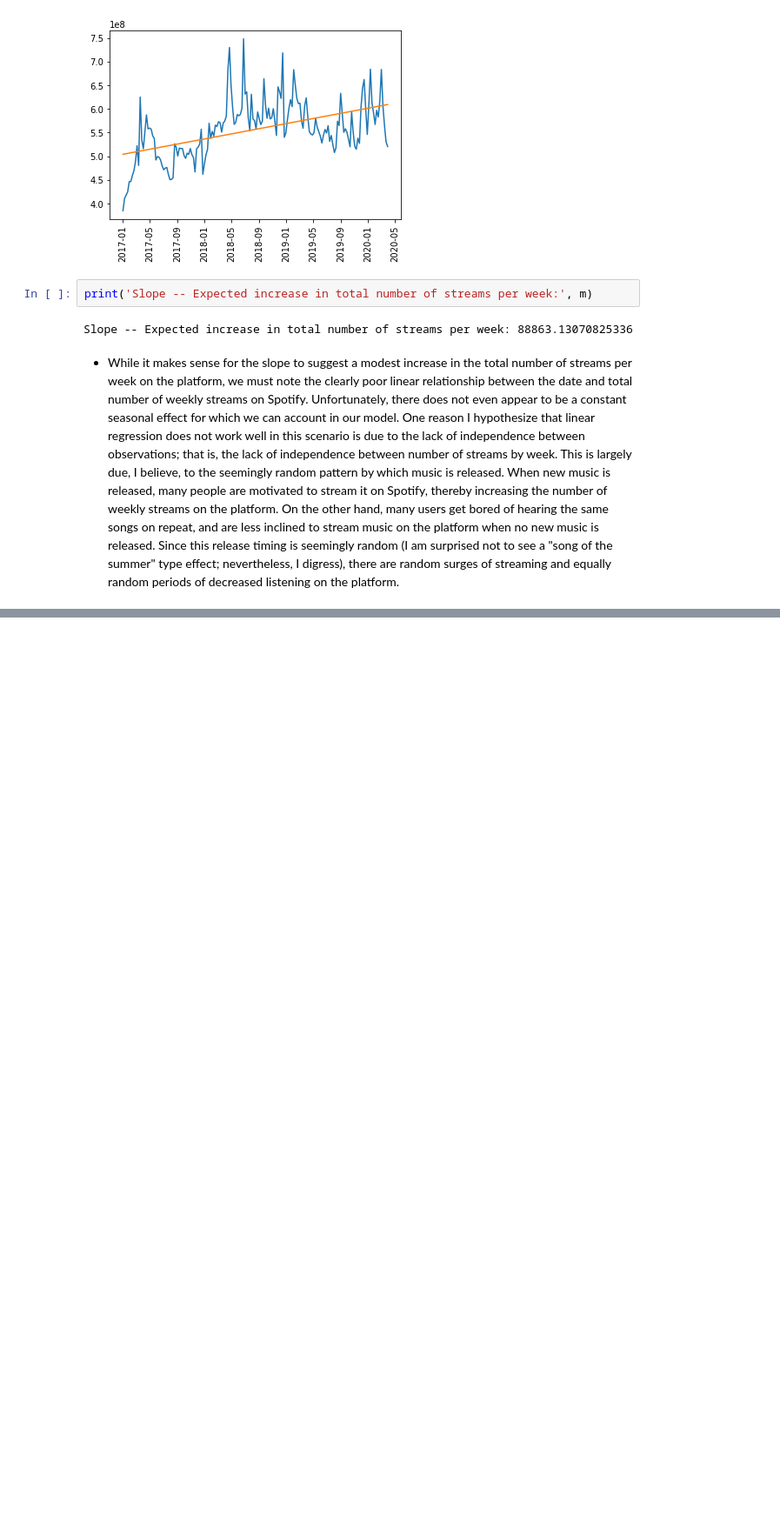
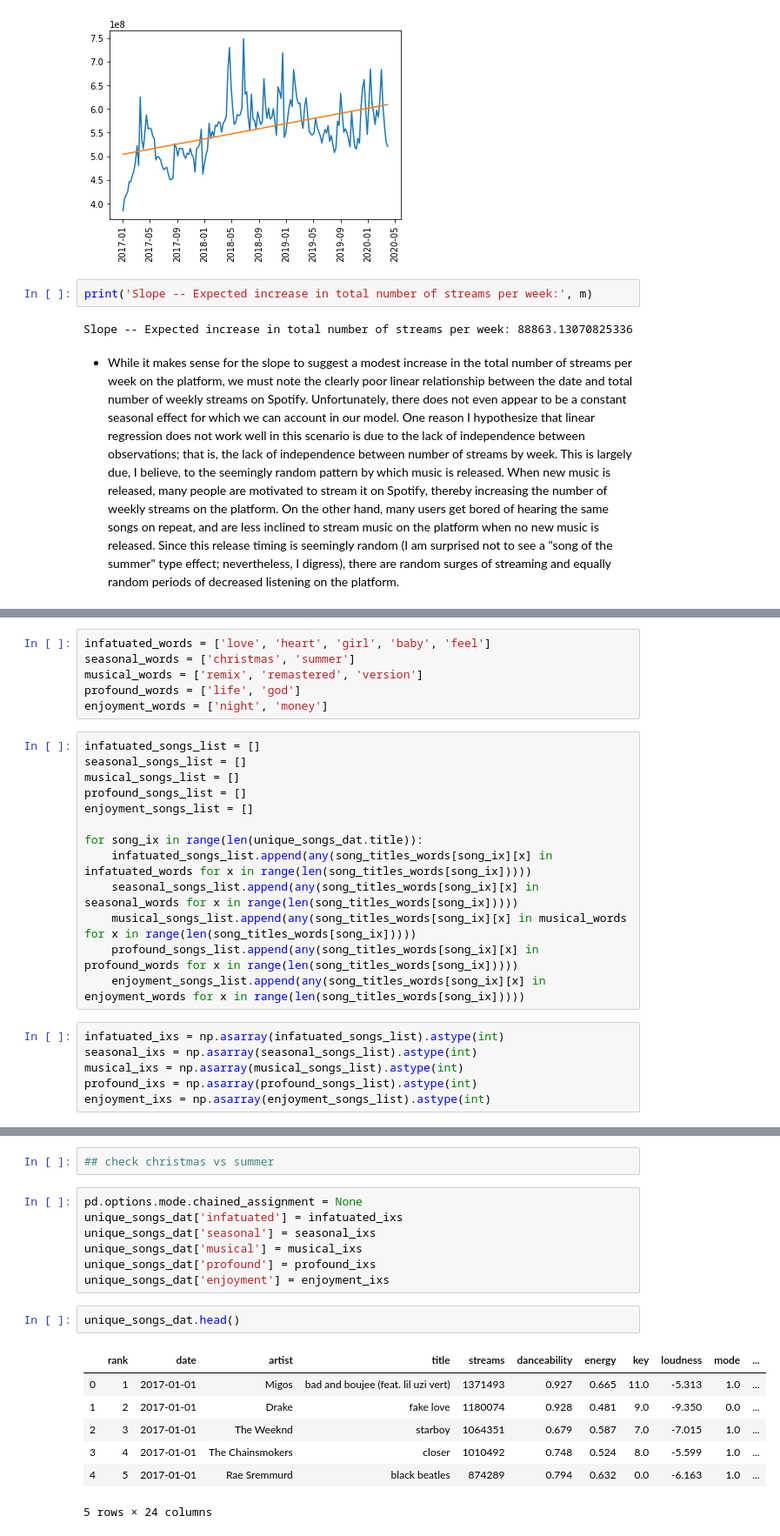
Before and after one commit to chriscc447/info2950_final, a Jupyter notebook: will-2950-final.ipynb, the cells around one changed output, grey strips where cells are left out. Shown at 87% size. Drawn from its saved outputs; the diff is of its cells as text; blank space fills up the shorter version.

```diff
--- a/will-2950-final.ipynb
+++ b/will-2950-final.ipynb
@@ -599,0 +632,25 @@ Slope -- Expected increase in total number of streams per week: 88863.1307082533
+# %%
+infatuated_words = ['love', 'heart', 'girl', 'baby', 'feel']
+seasonal_words = ['christmas', 'summer']
+musical_words = ['remix', 'remastered', 'version']
+profound_words = ['life', 'god']
+enjoyment_words = ['night', 'money']
+# %%
+infatuated_songs_list = []
+seasonal_songs_list = []
+musical_songs_list = []
+profound_songs_list = []
+enjoyment_songs_list = []
+
+for song_ix in range(len(unique_songs_dat.title)):
+    infatuated_songs_list.append(any(song_titles_words[song_ix][x] in infatuated_words for x in range(len(song_titles_words[song_ix]))))
+    seasonal_songs_list.append(any(song_titles_words[song_ix][x] in seasonal_words for x in range(len(song_titles_words[song_ix]))))
+    musical_songs_list.append(any(song_titles_words[song_ix][x] in musical_words for x in range(len(song_titles_words[song_ix]))))
+    profound_songs_list.append(any(song_titles_words[song_ix][x] in profound_words for x in range(len(song_titles_words[song_ix]))))
+    enjoyment_songs_list.append(any(song_titles_words[song_ix][x] in enjoyment_words for x in range(len(song_titles_words[song_ix]))))
+# %%
+infatuated_ixs = np.asarray(infatuated_songs_list).astype(int)
+seasonal_ixs = np.asarray(seasonal_songs_list).astype(int)
+musical_ixs = np.asarray(musical_songs_list).astype(int)
+profound_ixs = np.asarray(profound_songs_list).astype(int)
+enjoyment_ixs = np.asarray(enjoyment_songs_list).astype(int)
@@ -599,0 +669,19 @@ Slope -- Expected increase in total number of streams per week: 88863.1307082533
+# %%
+## check christmas vs summer
+# %%
+pd.options.mode.chained_assignment = None
+unique_songs_dat['infatuated'] = infatuated_ixs
+unique_songs_dat['seasonal'] = seasonal_ixs
+unique_songs_dat['musical'] = musical_ixs
+unique_songs_dat['profound'] = profound_ixs
+unique_songs_dat['enjoyment'] = enjoyment_ixs
+# %%
+unique_songs_dat.head()
+# %% [output]
+|  | rank | date | artist | title | streams | danceability | energy | key | loudness | mode | ... |
+| 0 | 1 | 2017-01-01 | Migos | bad and boujee (feat. lil uzi vert) | 1371493 | 0.927 | 0.665 | 11.0 | -5.313 | 1.0 | ... |
+| 1 | 2 | 2017-01-01 | Drake | fake love | 1180074 | 0.928 | 0.481 | 9.0 | -9.350 | 0.0 | ... |
+| 2 | 3 | 2017-01-01 | The Weeknd | starboy | 1064351 | 0.679 | 0.587 | 7.0 | -7.015 | 1.0 | ... |
+| 3 | 4 | 2017-01-01 | The Chainsmokers | closer | 1010492 | 0.748 | 0.524 | 8.0 | -5.599 | 1.0 | ... |
+| 4 | 5 | 2017-01-01 | Rae Sremmurd | black beatles | 874289 | 0.794 | 0.632 | 0.0 | -6.163 | 1.0 | ... |
+5 rows × 24 columns
```
Also changed, not shown: parts of 17 cells of this notebook.
